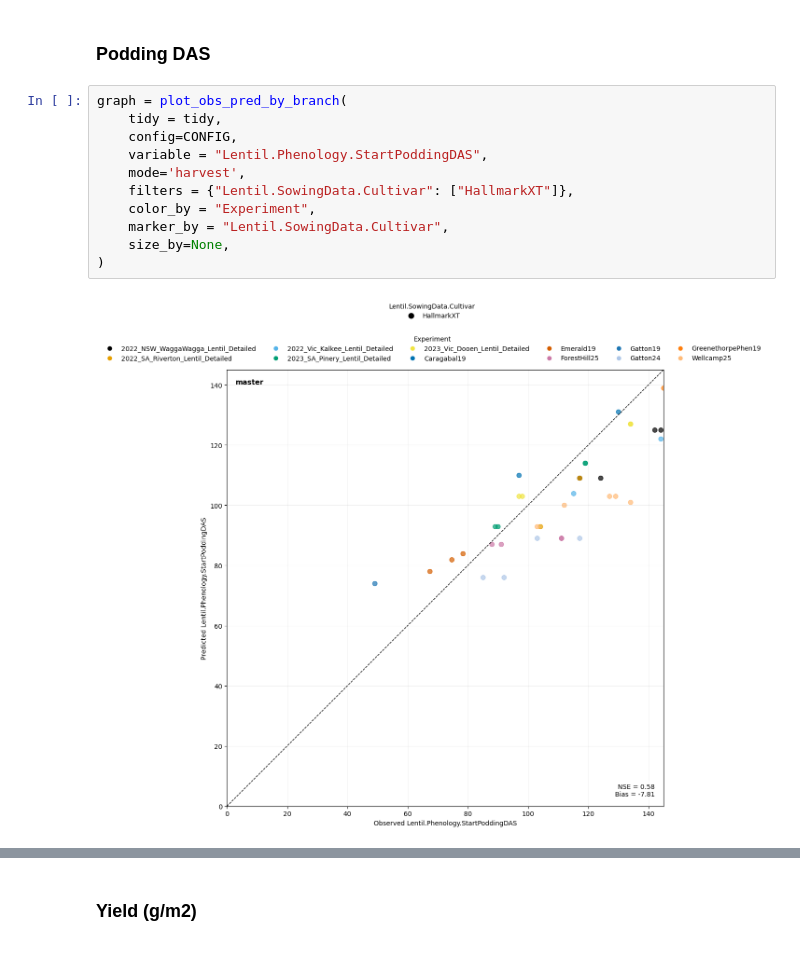
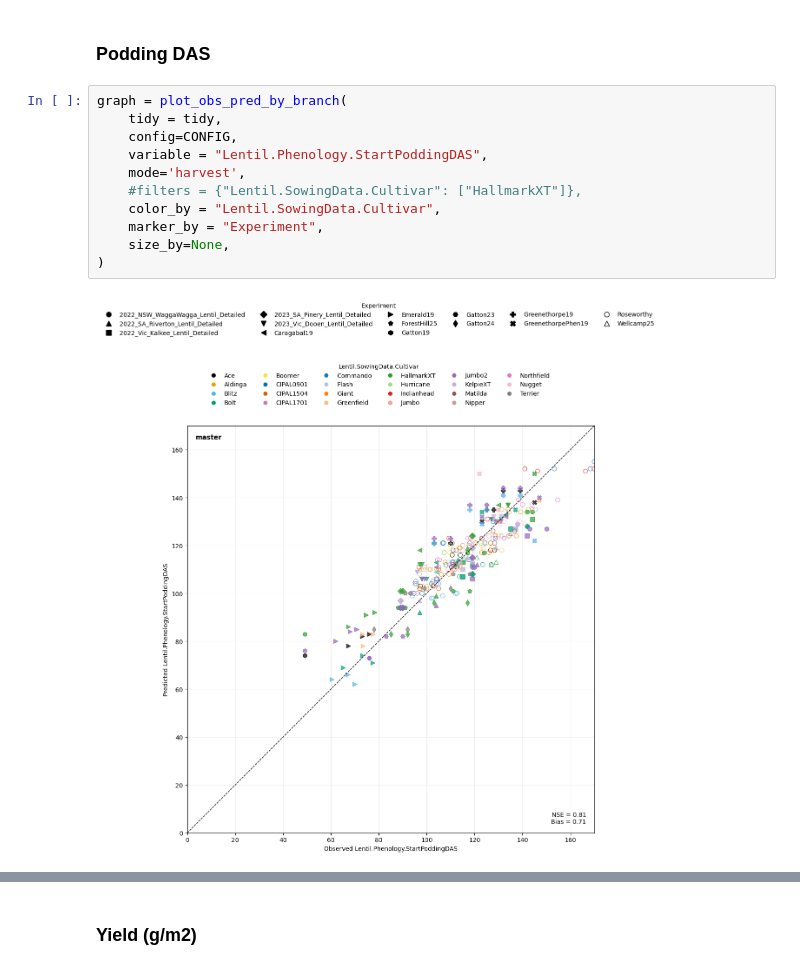
Before and after one commit to HamishBrownPFR/APSIMTools, a Jupyter notebook: Lentil analysis/LentilOutputAgregate.ipynb, the cells around one changed output, grey strips where cells are left out. Saved outputs shown, nothing was run; the diff lists cells and outputs as text.

```diff
--- a/Lentil analysis/LentilOutputAgregate.ipynb
+++ b/Lentil analysis/LentilOutputAgregate.ipynb
@@ -251,13 +251,13 @@ graph = plot_obs_pred_by_branch(
 # %%
 graph = plot_obs_pred_by_branch(
     tidy = tidy,
     config=CONFIG,
     variable = "Lentil.Phenology.StartPoddingDAS",
     mode='harvest',
-    filters = {"Lentil.SowingData.Cultivar": ["HallmarkXT"]},
-    color_by = "Experiment",
-    marker_by = "Lentil.SowingData.Cultivar",
+    #filters = {"Lentil.SowingData.Cultivar": ["HallmarkXT"]},
+    color_by = "Lentil.SowingData.Cultivar",
+    marker_by = "Experiment",
     size_by=None,
 )
 # %% [output]
-[figure, old version]
+[figure, new version]
```
Also changed, not shown: parts of 18 cells of this notebook, 3 other files.
